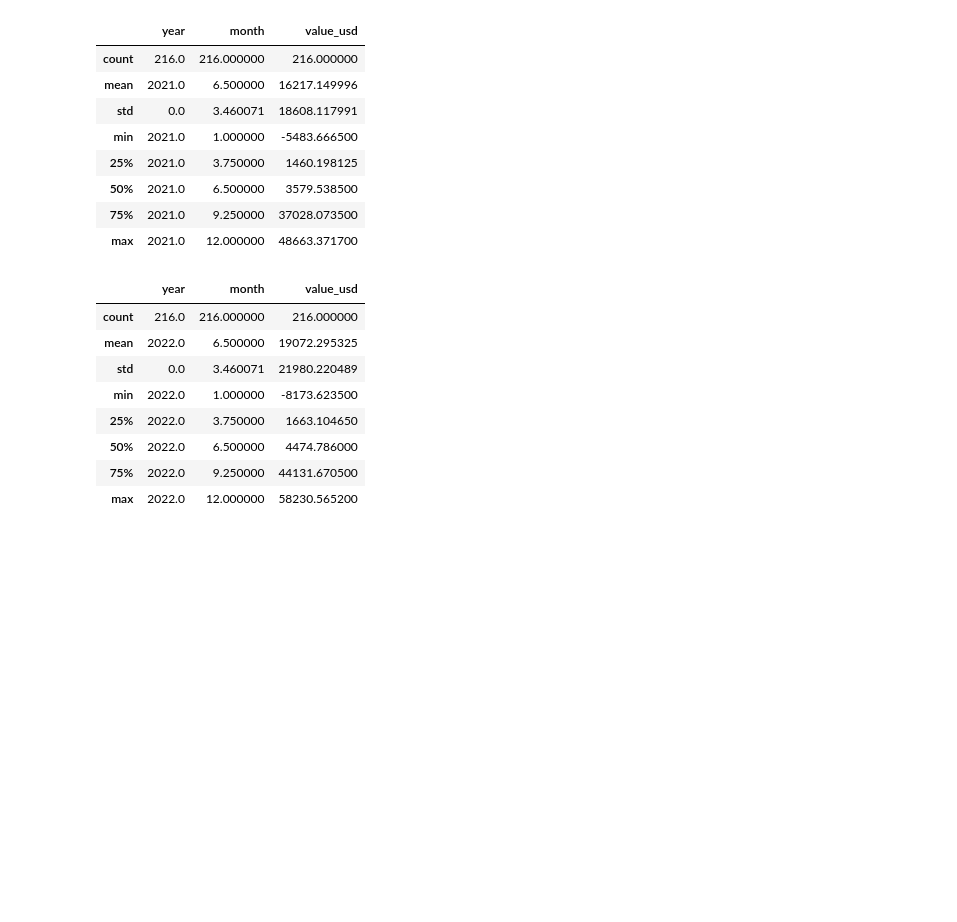
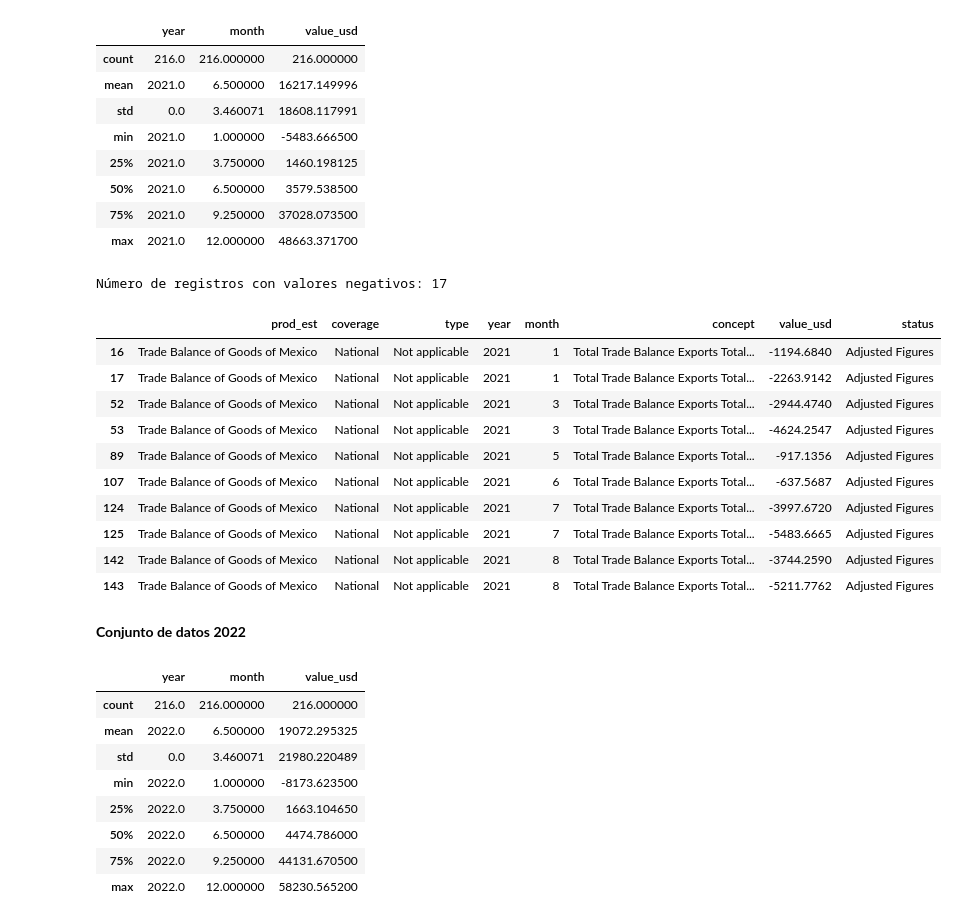
Before and after one commit to SaitoM17/analisis_mexico_trade_statistics_2012_2023, a Jupyter notebook: notebooks/1_eda.ipynb, the cells around one changed output. Drawn from its saved outputs; the diff is of its cells as text; code cells hidden in the pictures; blank space fills up the shorter version.

```diff
--- a/notebooks/1_eda.ipynb
+++ b/notebooks/1_eda.ipynb
@@ -477,6 +413,26 @@ df_2021.describe()
 | 50% | 2021.0 | 6.500000 | 3579.538500 |
 | 75% | 2021.0 | 9.250000 | 37028.073500 |
 | max | 2021.0 | 12.000000 | 48663.371700 |
+# %%
+df_negativos_2021 = df_2021[df_2021['value_usd'] < 0]
+
+print(f"Número de registros con valores negativos: {len(df_negativos_2021)}")
+display(df_negativos_2021.head(10))
+# %% [output]
+Número de registros con valores negativos: 17
+|  | prod_est | coverage | type | year | month | concept | value_usd | status |
+| 16 | Trade Balance of Goods of Mexico | National | Not applicable | 2021 | 1 | Total Trade Balance Exports Total... | -1194.6840 | Adjusted Figures |
+| 17 | Trade Balance of Goods of Mexico | National | Not applicable | 2021 | 1 | Total Trade Balance Exports Total... | -2263.9142 | Adjusted Figures |
+| 52 | Trade Balance of Goods of Mexico | National | Not applicable | 2021 | 3 | Total Trade Balance Exports Total... | -2944.4740 | Adjusted Figures |
+| 53 | Trade Balance of Goods of Mexico | National | Not applicable | 2021 | 3 | Total Trade Balance Exports Total... | -4624.2547 | Adjusted Figures |
+| 89 | Trade Balance of Goods of Mexico | National | Not applicable | 2021 | 5 | Total Trade Balance Exports Total... | -917.1356 | Adjusted Figures |
+| 107 | Trade Balance of Goods of Mexico | National | Not applicable | 2021 | 6 | Total Trade Balance Exports Total... | -637.5687 | Adjusted Figures |
+| 124 | Trade Balance of Goods of Mexico | National | Not applicable | 2021 | 7 | Total Trade Balance Exports Total... | -3997.6720 | Adjusted Figures |
+| 125 | Trade Balance of Goods of Mexico | National | Not applicable | 2021 | 7 | Total Trade Balance Exports Total... | -5483.6665 | Adjusted Figures |
+| 142 | Trade Balance of Goods of Mexico | National | Not applicable | 2021 | 8 | Total Trade Balance Exports Total... | -3744.2590 | Adjusted Figures |
+| 143 | Trade Balance of Goods of Mexico | National | Not applicable | 2021 | 8 | Total Trade Balance Exports Total... | -5211.7762 | Adjusted Figures |
+# %% [markdown]
+**Conjunto de datos 2022**
 # %%
 df_2022.describe()
 # %% [output]
```
Also changed, not shown: parts of 11 cells of this notebook.
